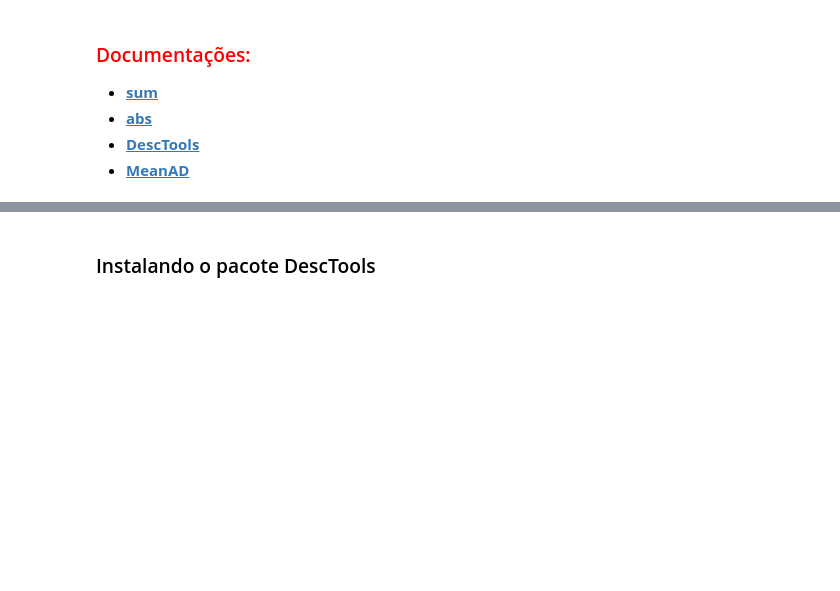
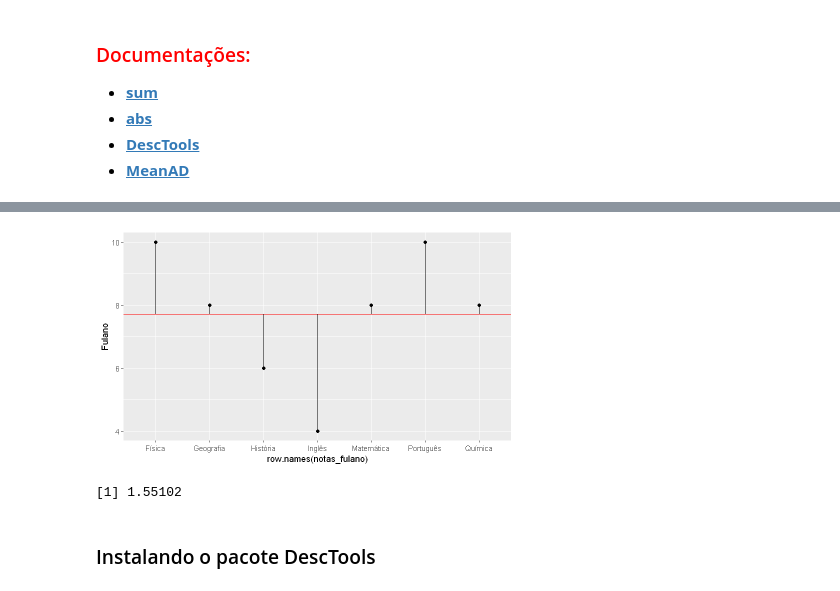
Before and after one commit to ProfessorDanilo/2022, a Jupyter notebook: AluraCursosQueFiz/R/1estatistica com R/Curso_de_Estatística_Parte_1.ipynb, the cells around one changed output, grey strips where cells are left out. Drawn from its saved outputs; the diff is of its cells as text; code cells hidden in the pictures; blank space fills up the shorter version.

Commit message:
atualizando sobre desvio padrão

```diff
--- a/AluraCursosQueFiz/R/1estatistica com R/Curso_de_Estatística_Parte_1.ipynb
+++ b/AluraCursosQueFiz/R/1estatistica com R/Curso_de_Estatística_Parte_1.ipynb
@@ -1439,0 +1392,3 @@ Embora as medidas de posição forneçam uma sumarização bastante importante d
+# %%
+notas_fulano <- data.frame(Fulano = df$Fulano, row.names = row.names(df))
+notas_fulano
@@ -1439,0 +1406,3 @@ Embora as medidas de posição forneçam uma sumarização bastante importante d
+# %%
+notas_media_fulano <- mean(notas_fulano$Fulano)
+notas_media_fulano
@@ -1439,0 +1411,3 @@ Embora as medidas de posição forneçam uma sumarização bastante importante d
+# %%
+notas_fulano$Desvio <- notas_fulano$Fulano - notas_media_fulano
+notas_fulano
@@ -1439,0 +1429,3 @@ Embora as medidas de posição forneçam uma sumarização bastante importante d
+# %%
+notas_fulano$Desvio.Absoluto <- abs(notas_fulano$Desvio)
+notas_fulano
@@ -1440,13 +1443,19 @@ Embora as medidas de posição forneçam uma sumarização bastante importante d
 # %%
 ggplot(data = notas_fulano, aes(x = row.names(notas_fulano), y = Fulano)) +
     geom_point() +
     geom_hline(yintercept = mean(notas_fulano$Fulano), color = 'red') +
-    geom_segment(aes(x = 1, y = 10, xend = 1, yend = mean(notas_fulano$Fulano))) +
-    geom_segment(aes(x = 2, y = 8, xend = 2, yend = mean(notas_fulano$Fulano))) +
-    geom_segment(aes(x = 3, y = 6, xend = 3, yend = mean(notas_fulano$Fulano))) +
-    geom_segment(aes(x = 4, y = 4, xend = 4, yend = mean(notas_fulano$Fulano))) +
-    geom_segment(aes(x = 5, y = 8, xend = 5, yend = mean(notas_fulano$Fulano))) +
-    geom_segment(aes(x = 6, y = 10, xend = 6, yend = mean(notas_fulano$Fulano))) +
-    geom_segment(aes(x = 7, y = 8, xend = 7, yend = mean(notas_fulano$Fulano)))
+    geom_segment(aes(x = 1, y = 10, xend = 1, yend = mean(Fulano))) +
+    geom_segment(aes(x = 2, y = 8, xend = 2, yend = mean(Fulano))) +
+    geom_segment(aes(x = 3, y = 6, xend = 3, yend = mean(Fulano))) +
+    geom_segment(aes(x = 4, y = 4, xend = 4, yend = mean(Fulano))) +
+    geom_segment(aes(x = 5, y = 8, xend = 5, yend = mean(Fulano))) +
+    geom_segment(aes(x = 6, y = 10, xend = 6, yend = mean(Fulano))) +
+    geom_segment(aes(x = 7, y = 8, xend = 7, yend = mean(Fulano)))
+# %% [output]
+[figure, added]
+# %%
+mean(notas_fulano$Desvio.Absoluto)
+# %% [output]
+[1] 1.55102
 # %% [markdown]
 ### Instalando o pacote DescTools
```
Also changed, not shown: parts of 30 cells of this notebook.
